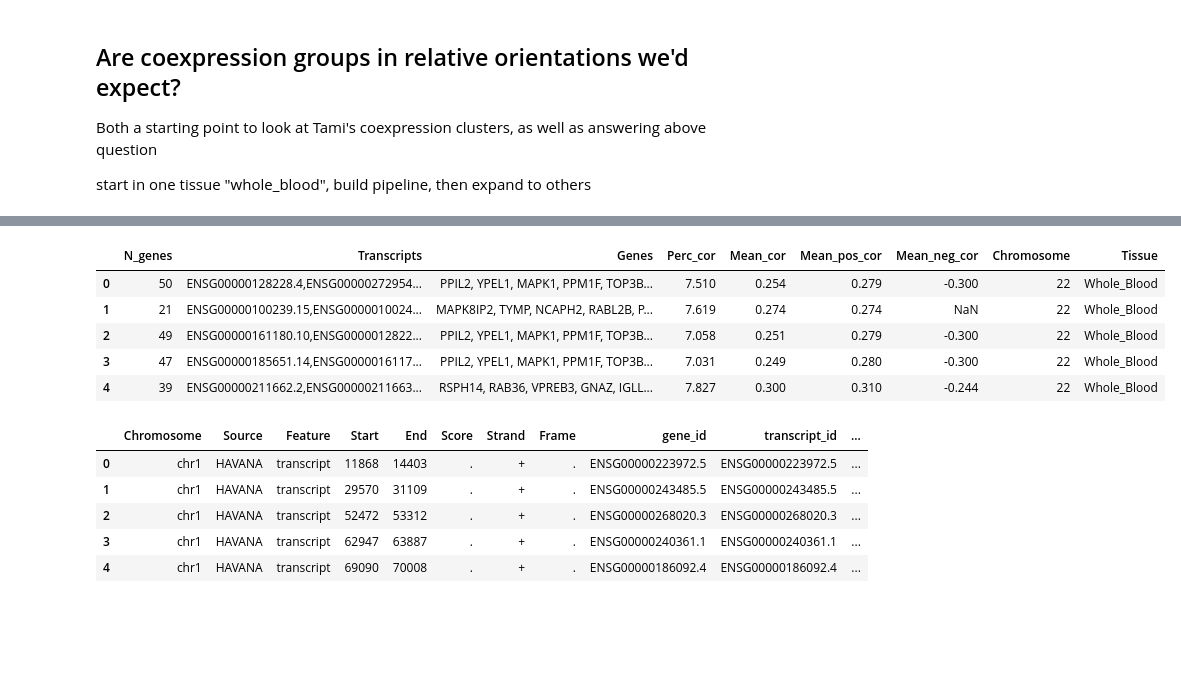
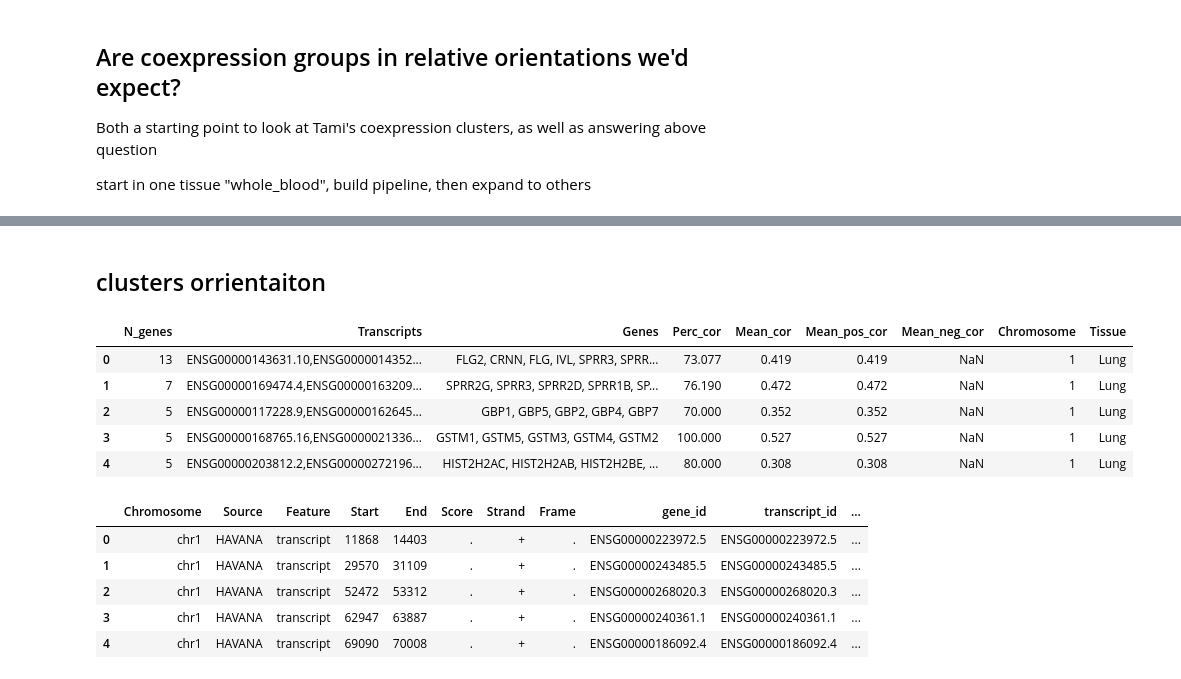
Before and after one commit to kal26/pcqtls, a Jupyter notebook: workflow/notebooks/cluster_analysis/coexpression_relative_orr.ipynb, the cells around one changed output, grey strips where cells are left out. Drawn from its saved outputs; the diff is of its cells as text; code cells hidden in the pictures; blank space fills up the shorter version.

```diff
--- a/workflow/notebooks/cluster_analysis/coexpression_relative_orr.ipynb
+++ b/workflow/notebooks/cluster_analysis/coexpression_relative_orr.ipynb
@@ -15,0 +22,17 @@ import os
+# %%
+# get outputs from a config file
+prefix = '/home/klawren/oak/pcqtls'
+import yaml
+config_path= f'{prefix}/config/pcqtl_proteincoding.yaml'
+with open(config_path, 'r') as f:
+    config = yaml.safe_load(f)
+
+tissue_id_path = config['tissue_id_path']
+clusters_dir = config['clusters_dir']
+expression_dir = config['expression_dir']
+covariates_dir = config['covariates_dir']
+
+# load in the tissue ids
+tissue_df = pd.read_csv(f"{prefix}/{tissue_id_path}", header=0)
+tissue_ids = list(tissue_df['Tissue'])
+tissue_id = 'Lung'
@@ -16,17 +158,18 @@ import os
+# %% [markdown]
+## clusters orrientaiton
 # %%
 # get the coexpression groups
-whole_blood_clusters_path = '/oak/stanford/groups/smontgom/tami/eqtl_project/output/1_correlations/Whole_Blood/clusters_all_chr.csv'
+clusters = pd.read_csv(f'{prefix}/{clusters_dir}/{tissue_id}_clusters_all_chr.csv', index_col=0)
 
 # data from all chromosomes combined
-clusters = pd.read_csv(whole_blood_clusters_path)
 clusters.head()
 # %% [output]
 |  | N_genes | Transcripts | Genes | Perc_cor | Mean_cor | Mean_pos_cor | Mean_neg_cor | Chromosome | Tissue |
-| 0 | 50 | ENSG00000128228.4,ENSG00000272954... | PPIL2, YPEL1, MAPK1, PPM1F, TOP3B... | 7.510 | 0.254 | 0.279 | -0.300 | 22 | Whole_Blood |
-| 1 | 21 | ENSG00000100239.15,ENSG0000010024... | MAPK8IP2, TYMP, NCAPH2, RABL2B, P... | 7.619 | 0.274 | 0.274 | NaN | 22 | Whole_Blood |
-| 2 | 49 | ENSG00000161180.10,ENSG0000012822... | PPIL2, YPEL1, MAPK1, PPM1F, TOP3B... | 7.058 | 0.251 | 0.279 | -0.300 | 22 | Whole_Blood |
-| 3 | 47 | ENSG00000185651.14,ENSG0000016117... | PPIL2, YPEL1, MAPK1, PPM1F, TOP3B... | 7.031 | 0.249 | 0.280 | -0.300 | 22 | Whole_Blood |
-| 4 | 39 | ENSG00000211662.2,ENSG00000211663... | RSPH14, RAB36, VPREB3, GNAZ, IGLL... | 7.827 | 0.300 | 0.310 | -0.244 | 22 | Whole_Blood |
+| 0 | 13 | ENSG00000143631.10,ENSG0000014352... | FLG2, CRNN, FLG, IVL, SPRR3, SPRR... | 73.077 | 0.419 | 0.419 | NaN | 1 | Lung |
+| 1 | 7 | ENSG00000169474.4,ENSG00000163209... | SPRR2G, SPRR3, SPRR2D, SPRR1B, SP... | 76.190 | 0.472 | 0.472 | NaN | 1 | Lung |
+| 2 | 5 | ENSG00000117228.9,ENSG00000162645... | GBP1, GBP5, GBP2, GBP4, GBP7 | 70.000 | 0.352 | 0.352 | NaN | 1 | Lung |
+| 3 | 5 | ENSG00000168765.16,ENSG0000021336... | GSTM1, GSTM5, GSTM3, GSTM4, GSTM2 | 100.000 | 0.527 | 0.527 | NaN | 1 | Lung |
+| 4 | 5 | ENSG00000203812.2,ENSG00000272196... | HIST2H2AC, HIST2H2AB, HIST2H2BE, ... | 80.000 | 0.308 | 0.308 | NaN | 1 | Lung |
 # %%
 # direction of genes within groups
 # download the gene list to get strand information
```
Also changed, not shown: parts of 17 cells of this notebook, 5 other files.
